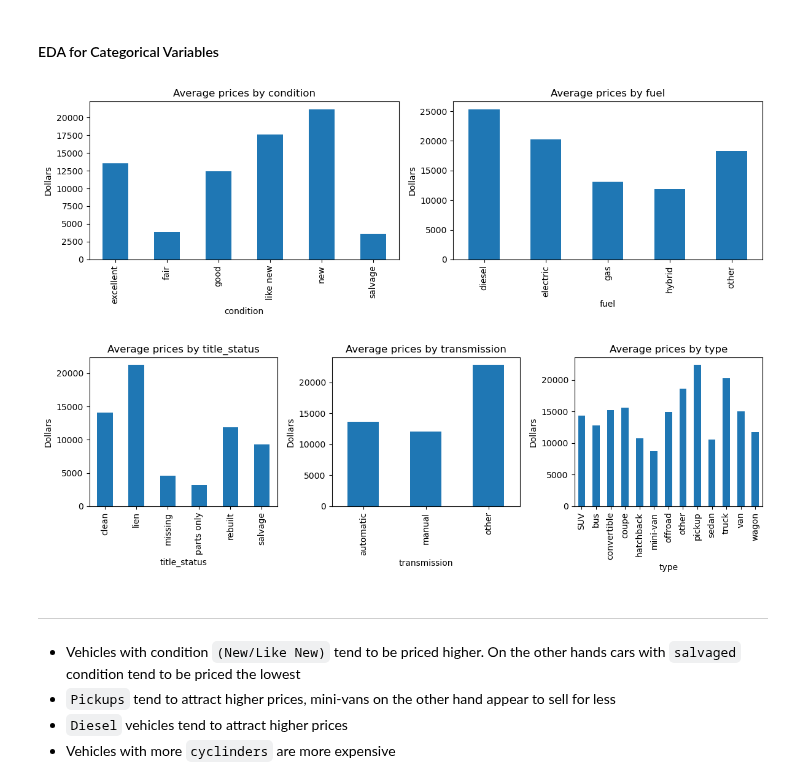
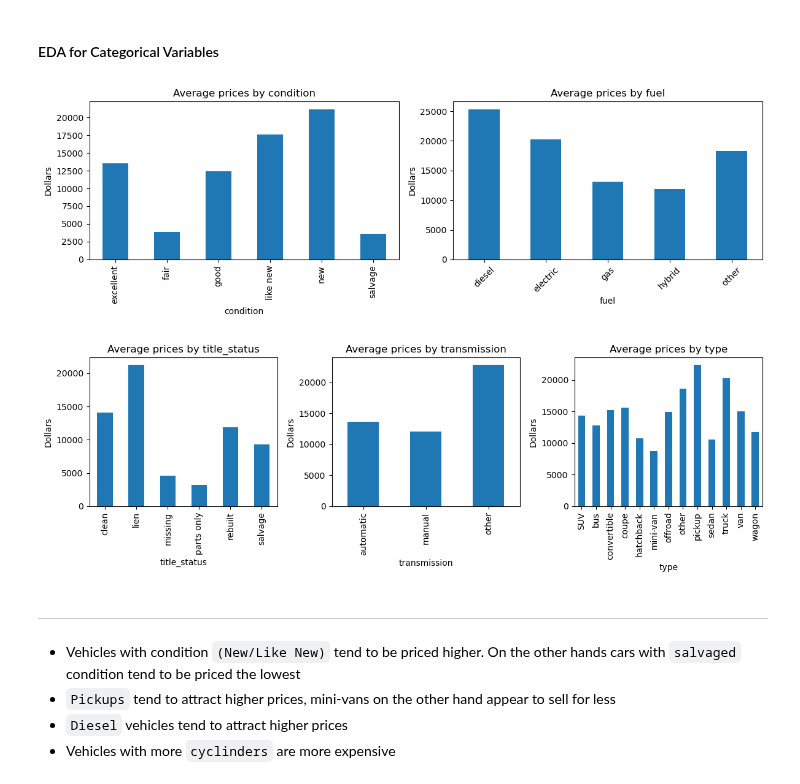
Before and after one commit to mgk2014/PCMLAI-cars, a Jupyter notebook: prompt_A.ipynb, the cells around one changed output. Saved outputs shown, nothing was run; the diff lists cells and outputs as text; code cells hidden in the pictures.

```diff
--- a/prompt_A.ipynb
+++ b/prompt_A.ipynb
@@ -376,32 +378,33 @@ plt.show()
 # %%
 # Let's explore the price with categorical variables
 
 categorical_columns = ['condition',  'fuel']
 
 fig, axes = plt.subplots(1, 2, figsize=(12, 4))
 
 for i, column in enumerate(categorical_columns):
     mean_costs = vehicles_clean.groupby(column)['price'].mean()
     mean_costs.plot(kind='bar', ax=axes[i])
     axes[i].set_title(f'Average prices by {column}')
     axes[i].set_xlabel(column)
     axes[i].set_ylabel('Dollars')
 
+plt.xticks(rotation=45)
 plt.tight_layout()
 plt.show()
 
 categorical_columns = ['title_status', 'transmission', 'type']
 fig, axes = plt.subplots(1, 3, figsize=(12, 4))
 
 for i, column in enumerate(categorical_columns):
     mean_costs = vehicles_clean.groupby(column)['price'].mean()
     mean_costs.plot(kind='bar', ax=axes[i])
     axes[i].set_title(f'Average prices by {column}')
     axes[i].set_xlabel(column)
     axes[i].set_ylabel('Dollars')
 
 plt.tight_layout()
 plt.show()
 # %% [output]
-[figure, old version]
+[figure, new version]
 [figure]
```
Also changed, not shown: parts of 15 cells of this notebook.
